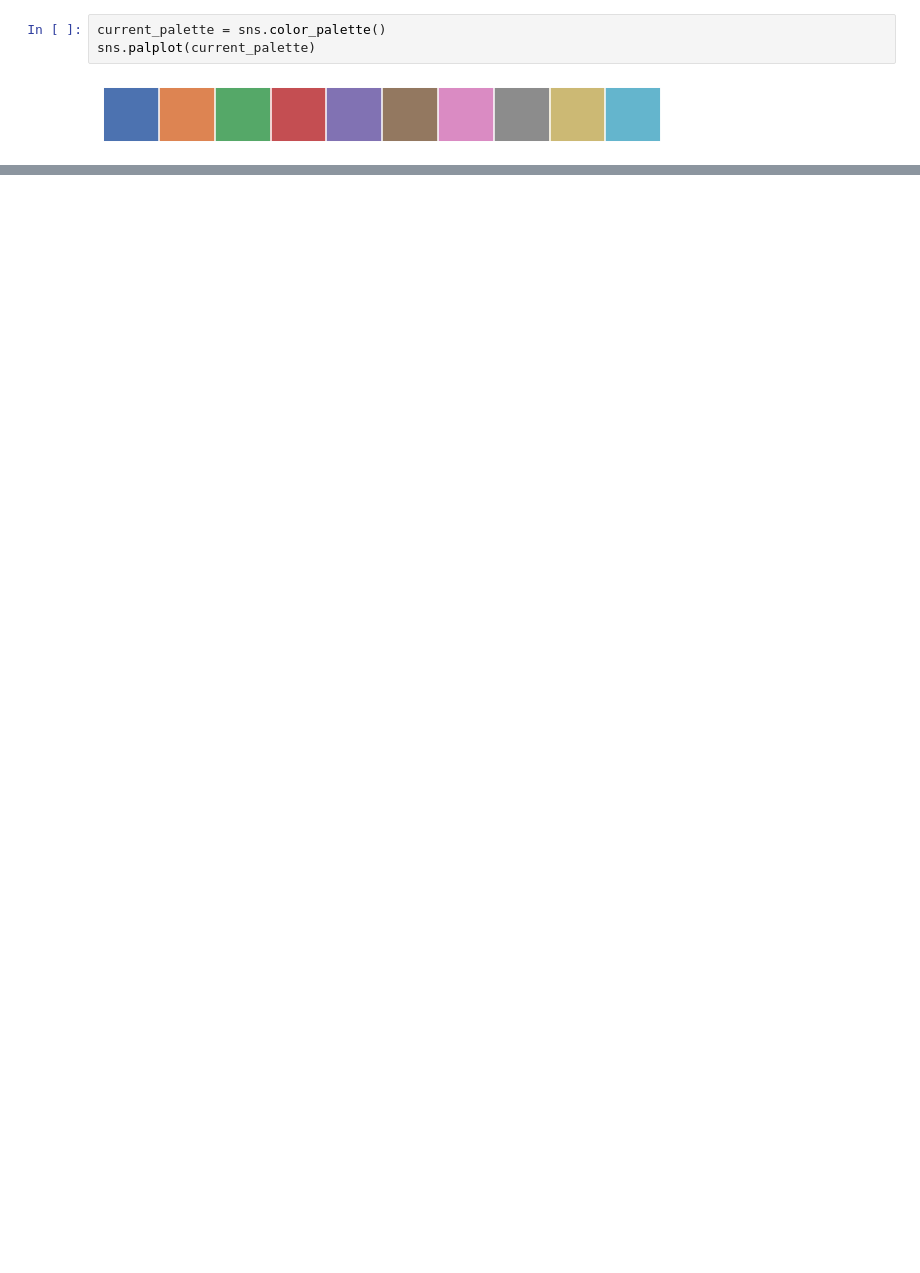
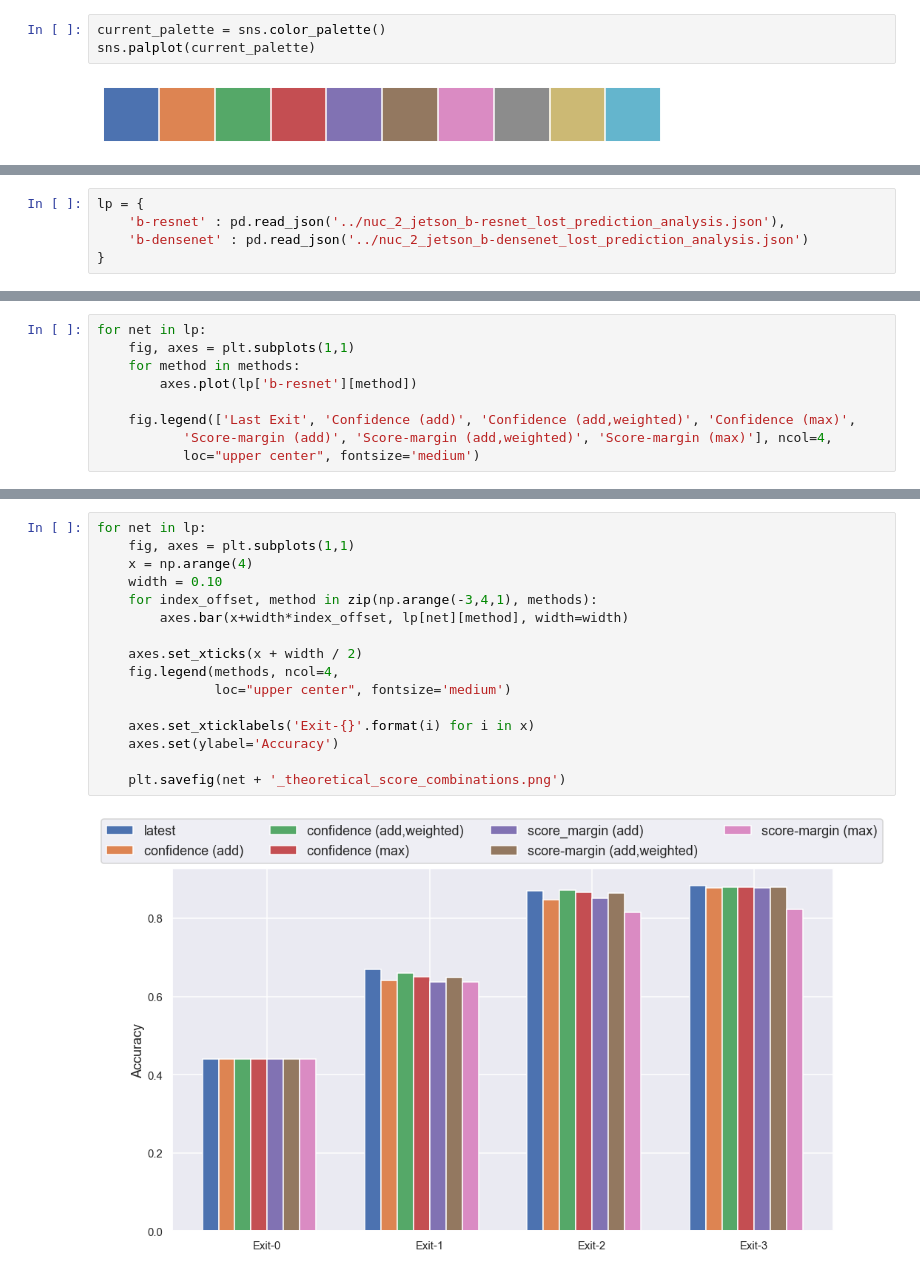
Before and after one commit to AlexKarlsen/thesis-src, a Jupyter notebook: DDNN/edge_test/sandbox.ipynb, the cells around one changed output, grey strips where cells are left out. Saved outputs shown, nothing was run; the diff lists cells and outputs as text; blank space fills up the shorter version.

```diff
--- a/DDNN/edge_test/sandbox.ipynb
+++ b/DDNN/edge_test/sandbox.ipynb
@@ -112,0 +108,5 @@ plt.savefig('exit-reached.png')
+# %%
+lp = {
+    'b-resnet' : pd.read_json('../nuc_2_jetson_b-resnet_lost_prediction_analysis.json'),
+    'b-densenet' : pd.read_json('../nuc_2_jetson_b-densenet_lost_prediction_analysis.json')
+}
@@ -112,0 +121,9 @@ plt.savefig('exit-reached.png')
+# %%
+for net in lp:
+    fig, axes = plt.subplots(1,1)
+    for method in methods:
+        axes.plot(lp['b-resnet'][method])
+
+    fig.legend(['Last Exit', 'Confidence (add)', 'Confidence (add,weighted)', 'Confidence (max)',
+           'Score-margin (add)', 'Score-margin (add,weighted)', 'Score-margin (max)'], ncol=4,
+           loc="upper center", fontsize='medium')
@@ -112,0 +133,18 @@ plt.savefig('exit-reached.png')
+# %%
+for net in lp:
+    fig, axes = plt.subplots(1,1)
+    x = np.arange(4)
+    width = 0.10
+    for index_offset, method in zip(np.arange(-3,4,1), methods):
+        axes.bar(x+width*index_offset, lp[net][method], width=width)
+
+    axes.set_xticks(x + width / 2)
+    fig.legend(methods, ncol=4,
+               loc="upper center", fontsize='medium')
+
+    axes.set_xticklabels('Exit-{}'.format(i) for i in x)
+    axes.set(ylabel='Accuracy')
+
+    plt.savefig(net + '_theoretical_score_combinations.png')
+# %% [output]
+[figure, added]
```
Also changed, not shown: parts of 9 cells of this notebook, 22 other files.
